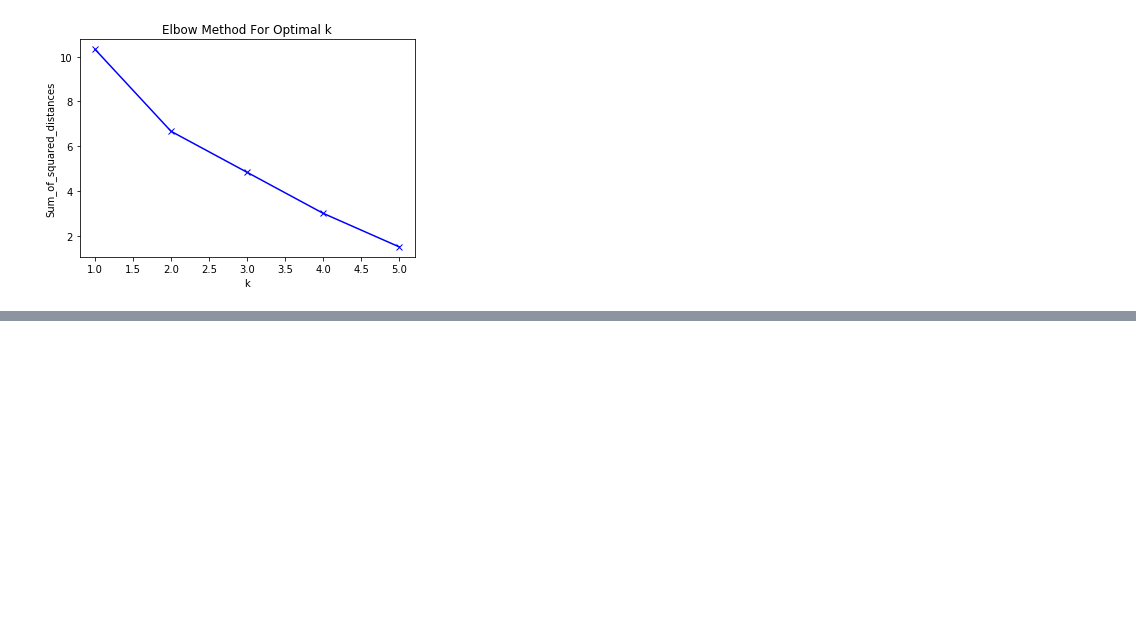
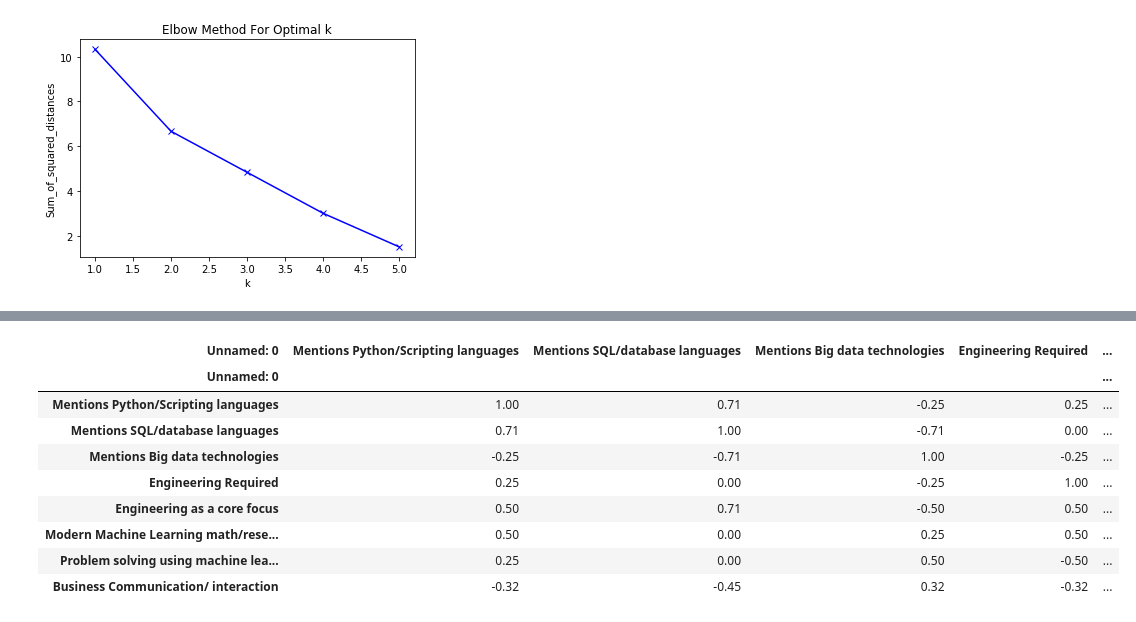
Before and after one commit to leedtan/schoolresearch, a Jupyter notebook: analyzejobsandschools.ipynb, the cells around one changed output, grey strips where cells are left out. Drawn from its saved outputs; the diff is of its cells as text; code cells hidden in the pictures; blank space fills up the shorter version.

```diff
--- a/analyzejobsandschools.ipynb
+++ b/analyzejobsandschools.ipynb
@@ -64,0 +137,13 @@ for raw_data, source_name, n_clusters in zip([jobs, schools], ['jobs', 'schools'
+# %%
+jobs.corr().dropna(how='all').dropna(how='all', axis=1).round(2)
+# %% [output]
+| Unnamed: 0 | Mentions Python/Scripting languages | Mentions SQL/database languages | Mentions Big data technologies | Engineering Required | ... |
+| Unnamed: 0 |  |  |  |  | ... |
+| Mentions Python/Scripting languages | 1.00 | 0.71 | -0.25 | 0.25 | ... |
+| Mentions SQL/database languages | 0.71 | 1.00 | -0.71 | 0.00 | ... |
+| Mentions Big data technologies | -0.25 | -0.71 | 1.00 | -0.25 | ... |
+| Engineering Required | 0.25 | 0.00 | -0.25 | 1.00 | ... |
+| Engineering as a core focus | 0.50 | 0.71 | -0.50 | 0.50 | ... |
+| Modern Machine Learning math/rese... | 0.50 | 0.00 | 0.25 | 0.50 | ... |
+| Problem solving using machine lea... | 0.25 | 0.00 | 0.50 | -0.50 | ... |
+| Business Communication/ interaction | -0.32 | -0.45 | 0.32 | -0.32 | ... |
```
Also changed, not shown: parts of 15 cells of this notebook, 1 other file.
